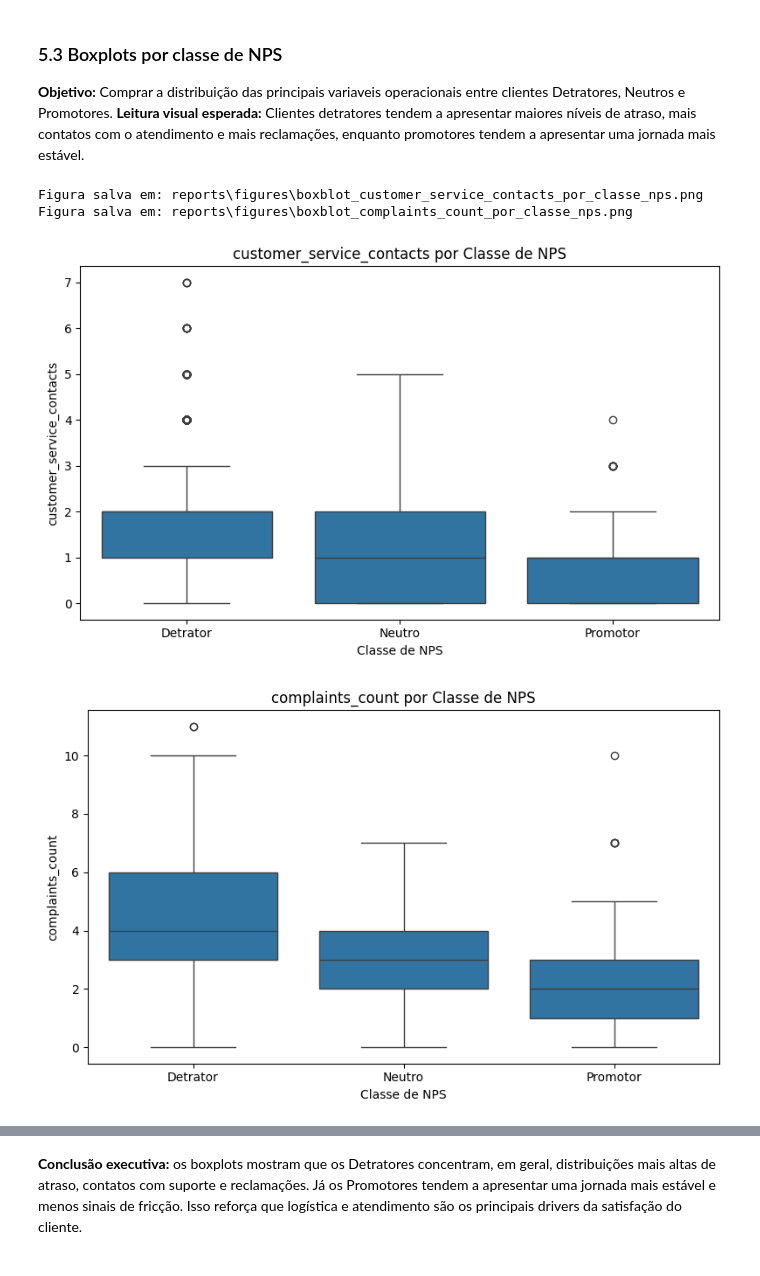
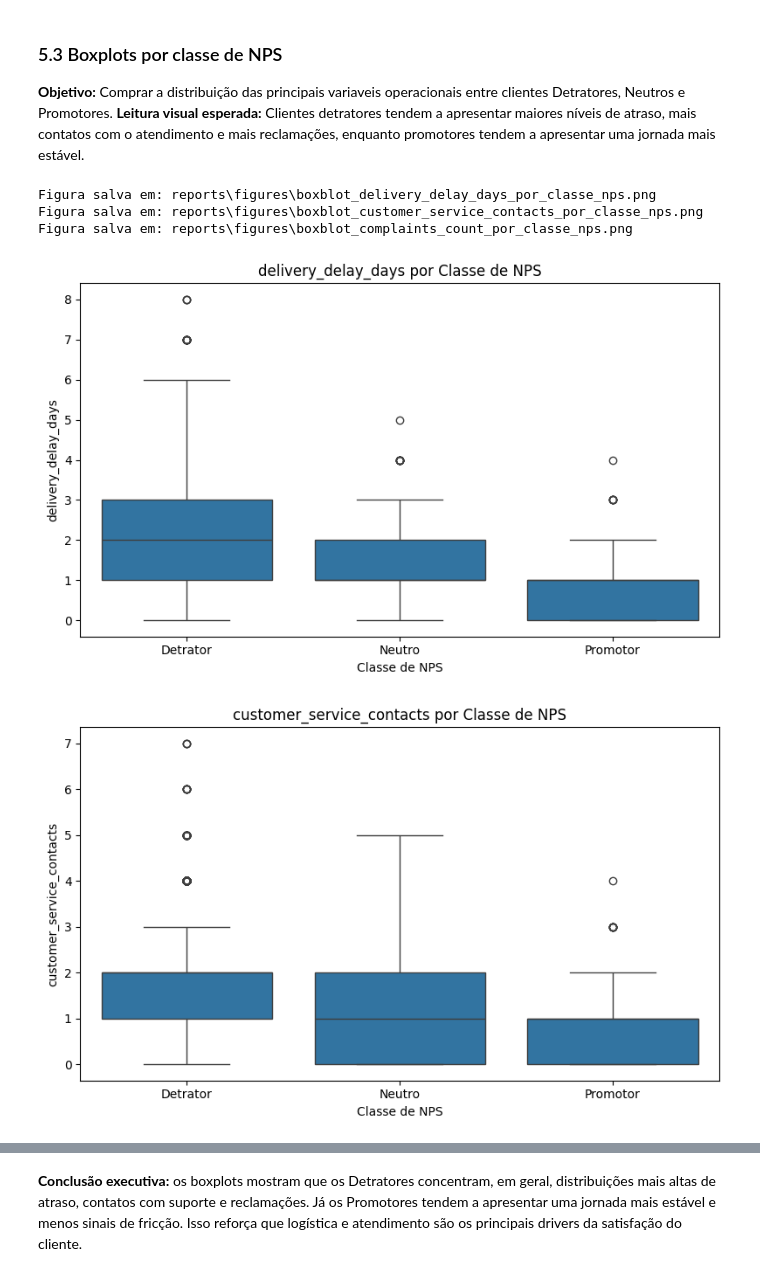
Before and after one commit to EdsonDoro/TechChallenge-Fase1, a Jupyter notebook: notebooks/tech_challenge_fase1.ipynb, the cells around one changed output, grey strips where cells are left out. Cells and saved outputs as stored; diff of their text form; code cells hidden in the pictures.

```diff
--- a/notebooks/tech_challenge_fase1.ipynb
+++ b/notebooks/tech_challenge_fase1.ipynb
@@ -273,29 +273,30 @@ Figura salva em: reports\figures\nps_class_distribution.png
 # %%
 ordem_classes = ['Detrator', 'Neutro', 'Promotor']
 
 variaveis_boxplot = [
-    'delivery_status_days',
+    'delivery_delay_days',
     'customer_service_contacts',
     'complaints_count'
 ]
 
 variaveis_boxplot = [col for col in variaveis_boxplot if col in df.columns]
 
 for var in variaveis_boxplot:
     plt.figure(figsize=(8,5))
     sns.boxplot(
         data=df,
         x='nps_class',
         y=var,
         order=ordem_classes
     )
 
     plt.title(f'{var} por Classe de NPS')
     plt.xlabel('Classe de NPS')
     plt.ylabel(var)
     save_current_fig(f'boxblot_{var}_por_classe_nps.png')
 # %% [output]
+Figura salva em: reports\figures\boxblot_delivery_delay_days_por_classe_nps.png
 Figura salva em: reports\figures\boxblot_customer_service_contacts_por_classe_nps.png
 Figura salva em: reports\figures\boxblot_complaints_count_por_classe_nps.png
-[figure, old version]
+[figure, new version]
-[figure, old version]
+[figure, new version]
```
Also changed, not shown: parts of 1 cell of this notebook.
